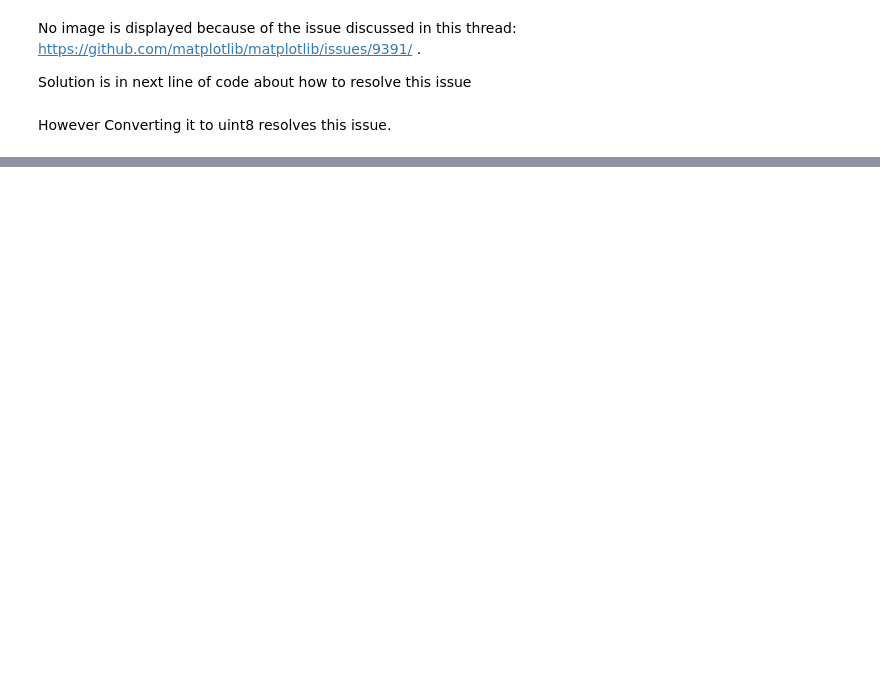
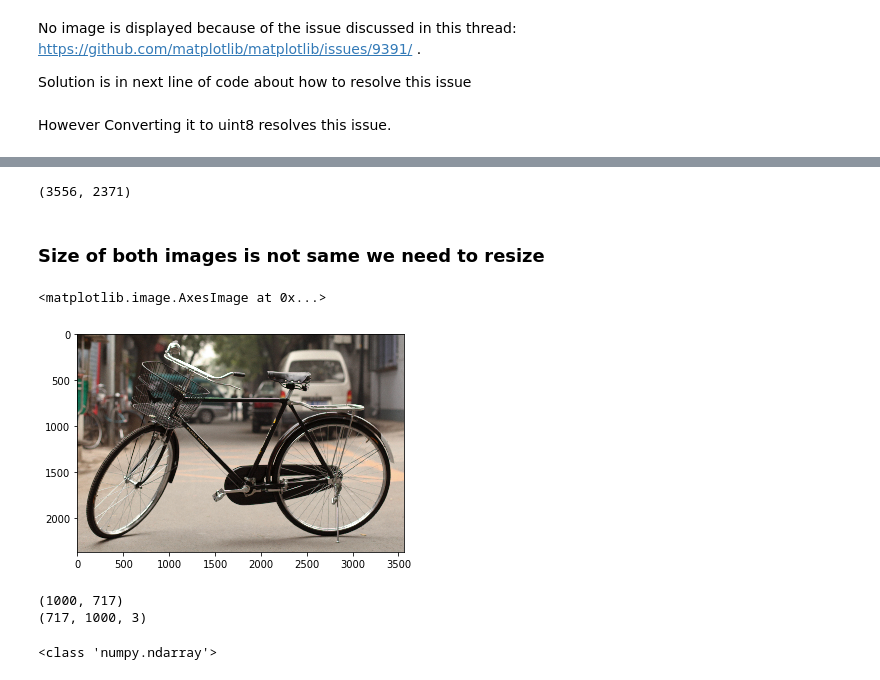
Before and after one commit to mash2612/Introduction-to-Computer-Vision--Georgia-Tech-MOOC, a Jupyter notebook: Image_Operations.ipynb, the cells around one changed output, grey strips where cells are left out. Drawn from its saved outputs; the diff is of its cells as text; code cells hidden in the pictures; blank space fills up the shorter version.

Commit message:
Added function for Blending

```diff
--- a/Image_Operations.ipynb
+++ b/Image_Operations.ipynb
@@ -99,0 +138,27 @@ plt.imshow(result(a,1.1).astype(np.uint8)) #Since the factor is greater than one
+# %%
+#a = Image.open('flat,1000x1000,075,f.u1.jpg')
+image2 = Image.open('Left_side_of_Flying_Pigeon.jpg')
+image2.size
+# %% [output]
+(3556, 2371)
+# %% [markdown]
+### Size of both images is not same we need to resize
+# %%
+plt.imshow(image2)
+# %% [output]
+<matplotlib.image.AxesImage at 0x...>
+[figure, added]
+# %%
+image = image2.resize((a.shape[1],a.shape[0]), Image.ANTIALIAS)
+print(image.size)
+print(a.shape)
+image = np.array(image)
+# %% [output]
+(1000, 717)
+(717, 1000, 3)
+# %%
+print(type(image))
+blended_image = blending(a, image, 0.8)
+#plt.imshow(blended_image)
+# %% [output]
+<class 'numpy.ndarray'>
```
Also changed, not shown: parts of 20 cells of this notebook.
